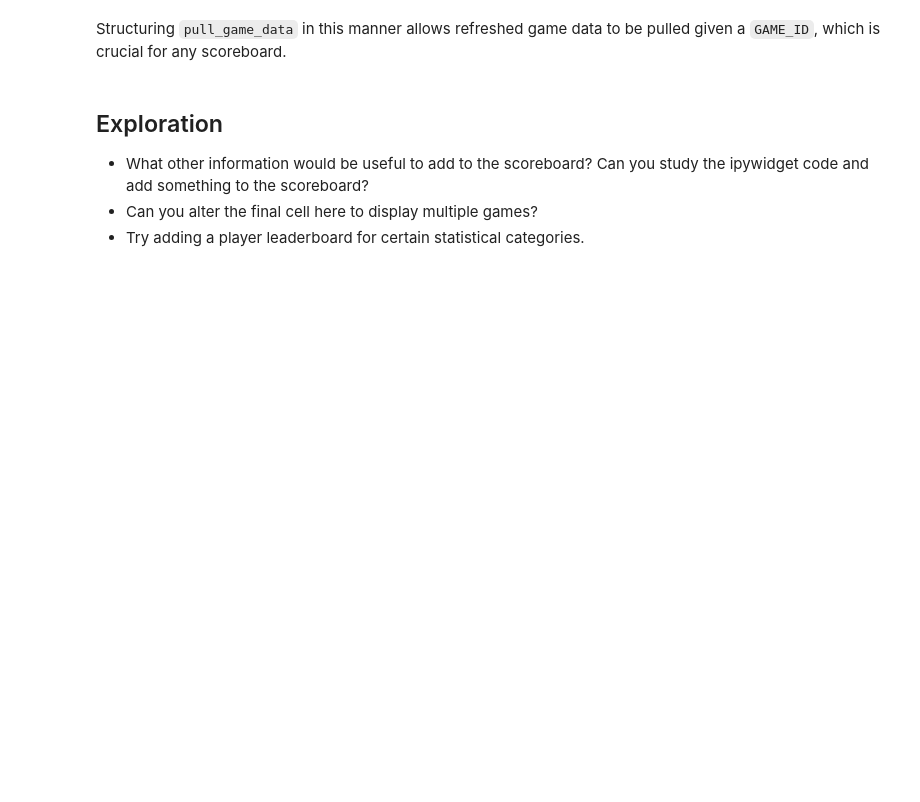
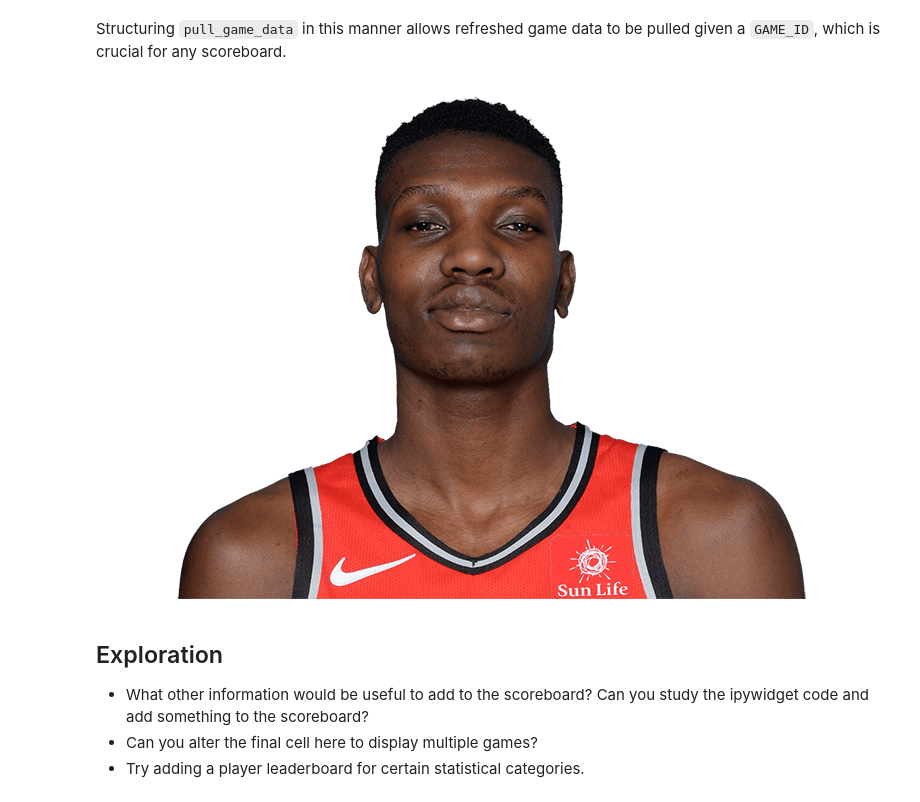
Before and after one commit to basketballrelativity/scoreboard, a Jupyter notebook: scoreboard.ipynb, the cells around one changed output. Drawn from its saved outputs; the diff is of its cells as text; code cells hidden in the pictures; blank space fills up the shorter version.

```diff
--- a/scoreboard.ipynb
+++ b/scoreboard.ipynb
@@ -171,5 +200,9 @@ away_team_logo
 # %% [markdown]
 Structuring `pull_game_data` in this manner allows refreshed game data to be pulled given a `GAME_ID`, which is crucial for any scoreboard.
+# %%
+image.Headshot(league='G', player_id='1628449').image
+# %% [output]
+[figure, added]
 # %%
 def build_scoreboard(game_id, count=0):
     """ build_scoreboard generates a scoreboard dashboard
```
Also changed, not shown: parts of 14 cells of this notebook.
